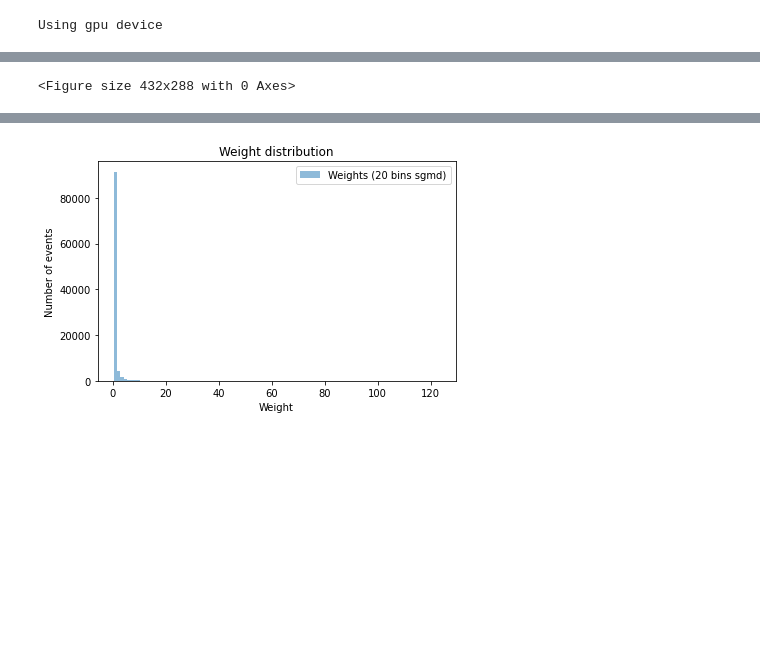
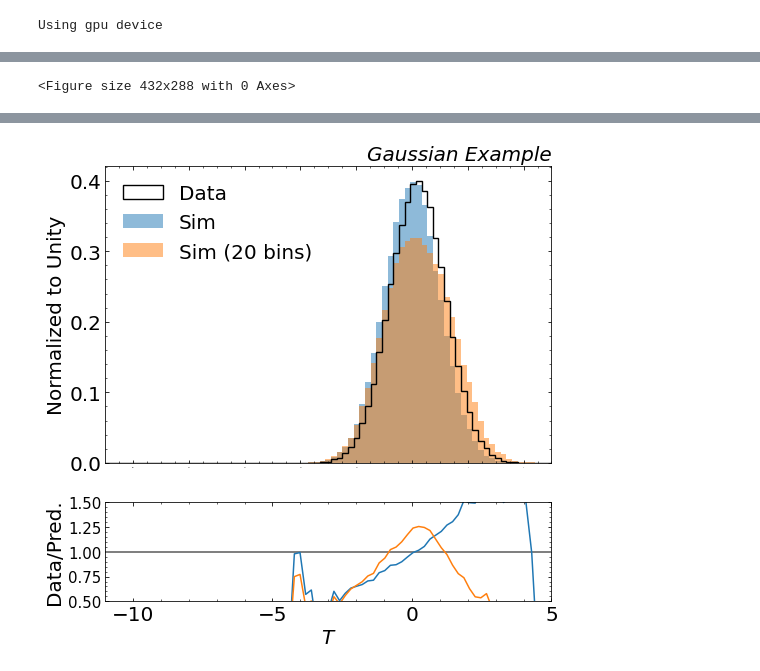
Before and after one commit to jaychan-hep/UnbinnedProfiledUnfolding, a Jupyter notebook: UnbinnedProfiledUnfolding.ipynb, the cells around one changed output, grey strips where cells are left out. Cells and saved outputs as stored; diff of their text form; code cells hidden in the pictures; blank space fills up the shorter version.

```diff
--- a/UnbinnedProfiledUnfolding.ipynb
+++ b/UnbinnedProfiledUnfolding.ipynb
@@ -360,8 +665,15 @@ class comparison_plots_with_ratio:
 # %%
+# Load W1 model and convert data into W0 datasets and data loaders
+
 w0_ds = w0_dataset(T_sim, R_sim)
 # split samples to 50% train and 50% test sets (can be adjusted)
 w0_ds_train, w0_ds_test = random_split(w0_ds, [len(w0_ds)//2, len(w0_ds)-len(w0_ds)//2])#, generator=torch.Generator().manual_seed(42))
 w0_dataloader_train = DataLoader(w0_ds_train, batch_size=len(w0_ds_train), shuffle=True, num_workers=12)
 w0_dataloader_test = DataLoader(w0_ds_test, batch_size=len(w0_ds_test), shuffle=False, num_workers=12)
-w1_model_analytic = w1_analytic(1., 0., 0.).double().to(dvc)
-loss_fn = NLLLoss(R_data, np.linspace(-5,5,20), device=dvc)
+
+w1_model_analytic = w1_analytic(1., 0., 0., 0.8).double().to(dvc)
+
+w1_model_name = 'w1_v1_deltaEpsilon0.8_2022-10-18'
+w1_model_network = torch.load(f'model/w1/{w1_model_name}.pth')
+
+loss_fn = NLLLoss(R_data, np.linspace(-5,5,20), normalize=False, device=dvc)
@@ -395,49 +739,84 @@ Early stopping! Restore state at epoch 60.
 # %%
-w0_model_name_0 = 'w0_v1_mu0.8sigma1.5_20bins_sigmoid_2022-09-29'
+# Test the trained W0 model and fitted theta value
+
+w0_model_network_0 = w0_model_network
+# theta = torch.tensor(2.5)
+# w0_model_name_0 = 'w0_v1_epsilon0.2_mu0.8sigma1.5_20bins_sigmoid_2022-10-07'
+# w0_model_name_1 = 'w0_v1_mu0.8sigma1.5_20bins_sigmoid_2022-09-29'
+# w0_model_name_2 = 'w0_v1_mu0.8sigma1.5_20bins_Lr0p0001_2022-10-07'
+# w0_model_name_3 = 'w0_v1_mu0.8sigma1.5_20bins_sigmoid_Lr0p0001_2022-10-07'
 # w0_model_name_0 = 'w0_v1_20bins_2022-09-29'
 # w0_model_name_1 = 'w0_v1_5bins_2022-09-29'
 # w0_model_name_2 = 'w0_v1_20bins_sigmoid_2022-09-29'
-w0_model_network_0 = torch.load(f'model/w0/{w0_model_name_0}.pth')
+# w0_model_network_0 = torch.load(f'model/w0/{w0_model_name_0}.pth')
 # w0_model_network_1 = torch.load(f'model/w0/{w0_model_name_1}.pth')
 # w0_model_network_2 = torch.load(f'model/w0/{w0_model_name_2}.pth')
+# w0_model_network_3 = torch.load(f'model/w0/{w0_model_name_3}.pth')
 
 today = str(datetime.date.today())
 
-Ts_0, Rs_0, Ws_0, W0s_0, W1s_0 = test_w0(w0_dataloader_test, w0_model_network_0, w1_model_analytic, loss_fn)
+Ts_0, Rs_0, Ws_0, W0s_0, W1s_0 = test_w0(w0_dataloader_test, w0_model_network_0, w1_model_network, theta_model, loss_fn)
 Ts_0, Rs_0, Ws_0, W0s_0, W1s_0 = Ts_0.cpu().numpy(), Rs_0.cpu().numpy(), Ws_0.cpu().numpy(), W0s_0.cpu().numpy(), W1s_0.cpu().numpy()
 
-# Ts_1, Rs_1, Ws_1, W0s_1, W1s_1 = test_w0(w0_dataloader_test, w0_model_network_1, w1_model_analytic, loss_fn)
+
+# Ts_0, Rs_0, Ws_0, W0s_0, W1s_0 = test_w0(w0_dataloader_test, w0_model_network_0, w1_model_analytic, theta_model, loss_fn)
+# Ts_0, Rs_0, Ws_0, W0s_0, W1s_0 = Ts_0.cpu().numpy(), Rs_0.cpu().numpy(), Ws_0.cpu().numpy(), W0s_0.cpu().numpy(), W1s_0.cpu().numpy()
+
+# Ts_1, Rs_1, Ws_1, W0s_1, W1s_1 = test_w0(w0_dataloader_test, w0_model_network_1, w1_model_analytic, theta, loss_fn)
 # Ts_1, Rs_1, Ws_1, W0s_1, W1s_1 = Ts_1.cpu().numpy(), Rs_1.cpu().numpy(), Ws_1.cpu().numpy(), W0s_1.cpu().numpy(), W1s_1.cpu().numpy()
 
-# Ts_2, Rs_2, Ws_2, W0s_2, W1s_2 = test_w0(w0_dataloader_test, w0_model_network_2, w1_model_analytic, loss_fn)
+# Ts_2, Rs_2, Ws_2, W0s_2, W1s_2 = test_w0(w0_dataloader_test, w0_model_network_2, w1_model_analytic, theta, loss_fn)
 # Ts_2, Rs_2, Ws_2, W0s_2, W1s_2 = Ts_2.cpu().numpy(), Rs_2.cpu().numpy(), Ws_2.cpu().numpy(), W0s_2.cpu().numpy(), W1s_2.cpu().numpy()
+
+# Ts_3, Rs_3, Ws_3, W0s_3, W1s_3 = test_w0(w0_dataloader_test, w0_model_network_3, w1_model_analytic, theta, loss_fn)
+# Ts_3, Rs_3, Ws_3, W0s_3, W1s_3 = Ts_3.cpu().numpy(), Rs_3.cpu().numpy(), Ws_3.cpu().numpy(), W0s_3.cpu().numpy(), W1s_3.cpu().numpy()
 
 cpwr = comparison_plots_with_ratio(-11, 5, 80, xlabel=r"$R$", density=False, save_name=f"Compare_R_{today}")
 cpwr.add_data(R_data, label="Data", target=True, color='black', histtype="step", ls="-", lw=1.4)
 cpwr.add_data(Rs_0, label="Sim", alpha=0.5, color='tab:blue')
-cpwr.add_data(Rs_0, weights=Ws_0, label="Sim (20 bins sgmd)", alpha=0.5, color='tab:orange')
-# cpwr.add_data(Rs_0, weights=Ws_0, label="Sim (rw. 20 bins)", alpha=0.5, color='tab:orange')
-# cpwr.add_data(Rs_1, weights=Ws_1, label="Sim (rw. 5 bins)", color='tab:red', histtype="step", ls="--", lw=1.4)
-# cpwr.add_data(Rs_2, weights=Ws_2, label="Sim (20 bins sgmd)", color='blue', histtype="step", ls=":", lw=1.4)
+# cpwr.add_data(Rs_0, weights=Ws_0, label="Sim (20 bins)", alpha=0.5, color='tab:orange')
+# cpwr.add_data(Rs_1, weights=Ws_1, label="Sim (60 bins sgmd)", color='tab:red', histtype="step", ls="--", lw=1.4)
+# cpwr.add_data(Rs_2, weights=Ws_2, label="Sim (20 bins)", color='blue', histtype="step", ls=":", lw=1.4)
+cpwr.add_data(Rs_0, weights=Ws_0, label="Sim (W0+W1 network rw.)", alpha=0.5, color='tab:orange')
+# cpwr.add_data(Rs_1, weights=Ws_1, label="Sim (20 bins sgmd Lr=0.001)", color='tab:red', histtype="step", ls="--", lw=1.4)
+# cpwr.add_data(Rs_2, weights=Ws_2, label="Sim (rw. 20 bins Lr=0.0001)", color='blue', histtype="step", ls=":", lw=1.4)
+# cpwr.add_data(Rs_3, weights=Ws_3, label="Sim (20 bins sgmd Lr=0.0001)", color='green', histtype="step", ls="-.", lw=1.4)
 cpwr.show()
+
+# cpwr = comparison_plots_with_ratio(-11, 5, 80, xlabel=r"$R$", density=True, save_name=f"Compare_R_{today}")
+# cpwr.add_data(R_data, label="Data", target=True, color='black', histtype="step", ls="-", lw=1.4)
+# cpwr.add_data(Rs_0, label="Sim", alpha=0.5, color='tab:blue')
+# cpwr.add_data(Rs_0, weights=Ws_0, label="Sim (W1 analytic rw.)", alpha=0.5, color='tab:orange')
+# cpwr.show()
 
 cpwr = comparison_plots_with_ratio(-11, 5, 80, xlabel=r"$T$", density=False, save_name=f"Compare_T_{today}")
 cpwr.add_data(T_data, label="Data", target=True, color='black', histtype="step", ls="-", lw=1.4)
 cpwr.add_data(Ts_0, label="Sim", alpha=0.5, color='tab:blue')
-cpwr.add_data(Ts_0, weights=W0s_0, label="Sim (20 bins sgmd)", alpha=0.5, color='tab:orange')
-# cpwr.add_data(Ts_0, weights=W0s_0, label="Sim (rw. 20 bins)", alpha=0.5, color='tab:orange')
-# cpwr.add_data(Ts_1, weights=W0s_1, label="Sim (rw. 5 bins)", color='tab:red', histtype="step", ls="--", lw=1.4)
-# cpwr.add_data(Ts_2, weights=W0s_2, label="Sim (20 bins sgmd)", color='blue', histtype="step", ls=":", lw=1.4)
+cpwr.add_data(Ts_0, weights=W0s_0, label="Sim (20 bins)", alpha=0.5, color='tab:orange')
+# cpwr.add_data(Ts_1, weights=W0s_1, label="Sim (60 bins sgmd)", color='tab:red', histtype="step", ls="--", lw=1.4)
+# cpwr.add_data(Ts_2, weights=W0s_2, label="Sim (20 bins)", color='blue', histtype="step", ls=":", lw=1.4)
+# cpwr.add_data(Ts_0, weights=W0s_0, label="Sim (rw. 20 bins Lr=0.001)", alpha=0.5, color='tab:orange')
+# cpwr.add_data(Ts_1, weights=W0s_1, label="Sim (20 bins sgmd Lr=0.001)", color='tab:red', histtype="step", ls="--", lw=1.4)
+# cpwr.add_data(Ts_2, weights=W0s_2, label="Sim (rw. 20 bins Lr=0.0001)", color='blue', histtype="step", ls=":", lw=1.4)
+# cpwr.add_data(Ts_3, weights=W0s_3, label="Sim (20 bins sgmd Lr=0.0001)", color='green', histtype="step", ls="-.", lw=1.4)
 cpwr.show()
 
-plt.hist(Ws_0, density=False, bins=100, label="Weights (20 bins sgmd)", alpha=0.5)
+cpwr = comparison_plots_with_ratio(-11, 5, 80, xlabel=r"$T$", density=True, save_name=f"Compare_T_{today}")
+cpwr.add_data(T_data, label="Data", target=True, color='black', histtype="step", ls="-", lw=1.4)
+cpwr.add_data(Ts_0, label="Sim", alpha=0.5, color='tab:blue')
+cpwr.add_data(Ts_0, weights=W0s_0, label="Sim (20 bins)", alpha=0.5, color='tab:orange')
+cpwr.show()
+
+# plt.hist(Ws_0, density=False, bins=100, label="Weights (20 bins)", alpha=0.5)
+# plt.hist(Ws_1, density=False, bins=100, label="Weights (60 bins sgmd)", alpha=0.5)
+# plt.hist(Ws_2, density=False, bins=100, label="Weights (20 bins)", alpha=0.5)
 # plt.hist(Ws_0, density=False, bins=100, label="Weights (20 bins)", alpha=0.5)
 # plt.hist(Ws_1, density=False, bins=100, label="Weights (5 bins)", alpha=0.5)
 # plt.hist(Ws_2, density=False, bins=100, label="Weights (20 bins sigm)", alpha=0.5)
-plt.xlabel('Weight')
-plt.ylabel('Number of events')
-plt.title(r'Weight distribution')
-plt.legend(loc='upper right')#, framealpha=0)
-plt.tight_layout()
-plt.show()
+# plt.xlabel('Weight')
+# plt.ylabel('Number of events')
+# plt.title(r'Weight distribution')
+# plt.legend(loc='upper right')#, framealpha=0)
+# plt.tight_layout()
+# plt.show()
 # %% [output]
@@ -448 +828 @@ plt.show()
-[figure, old version]
+[figure, new version]
```
Also changed, not shown: parts of 21 cells of this notebook.
